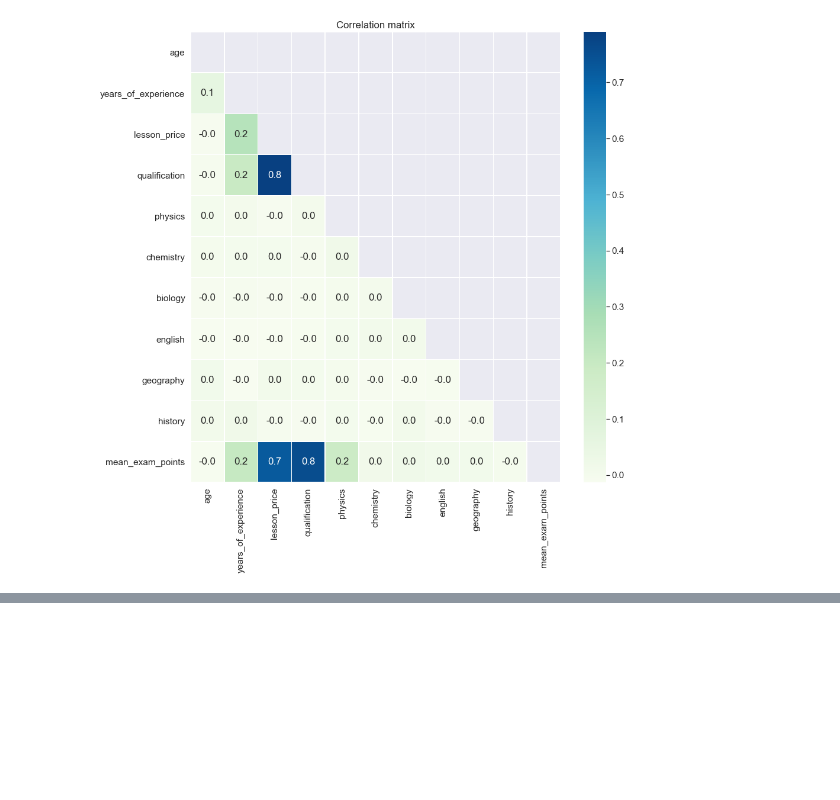
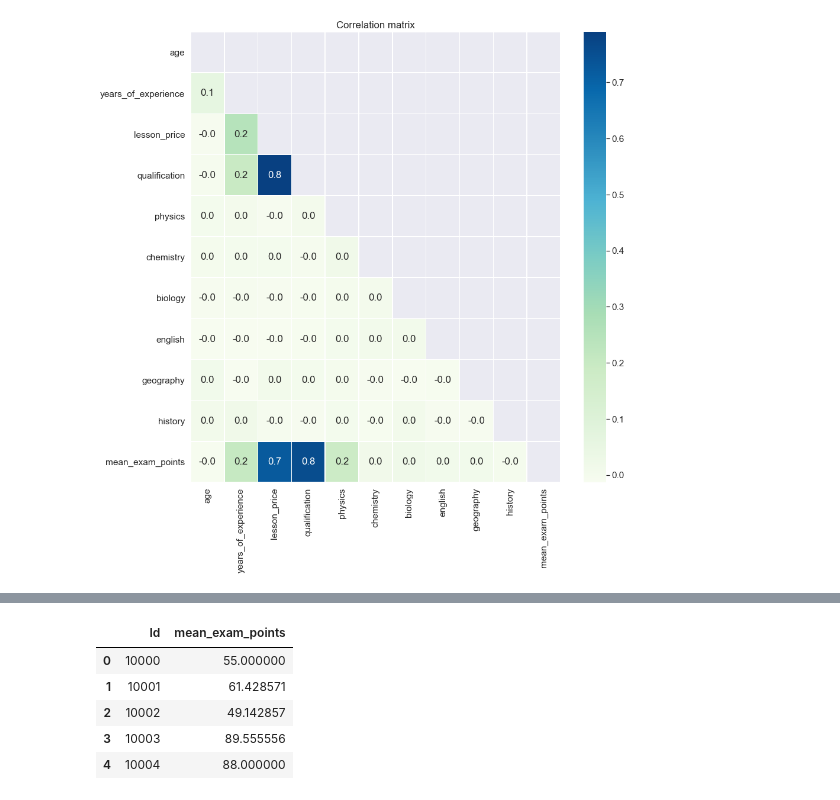
Before and after one commit to Aleksei741/Python_Lesson, a Jupyter notebook: Алгоритмы анализа данных/Lesson_8/Cource_project.ipynb, the cells around one changed output, grey strips where cells are left out. Cells and saved outputs as stored; diff of their text form; code cells hidden in the pictures; blank space fills up the shorter version.

```diff
--- a/Алгоритмы анализа данных/Lesson_8/Untitled.ipynb
+++ b/Алгоритмы анализа данных/Lesson_8/Cource_project.ipynb
@@ -362,0 +459,12 @@ MSE на тестовой выборке: 0.6771751250300347
+# %%
+result = np.transpose(result)
+# %%
+result_data = pd.DataFrame({'Id': test_data_id, 'mean_exam_points':result})
+result_data.head()
+# %% [output]
+|  | Id | mean_exam_points |
+| 0 | 10000 | 55.000000 |
+| 1 | 10001 | 61.428571 |
+| 2 | 10002 | 49.142857 |
+| 3 | 10003 | 89.555556 |
+| 4 | 10004 | 88.000000 |
```
Also changed, not shown: parts of 11 cells of this notebook, 1 other file.
